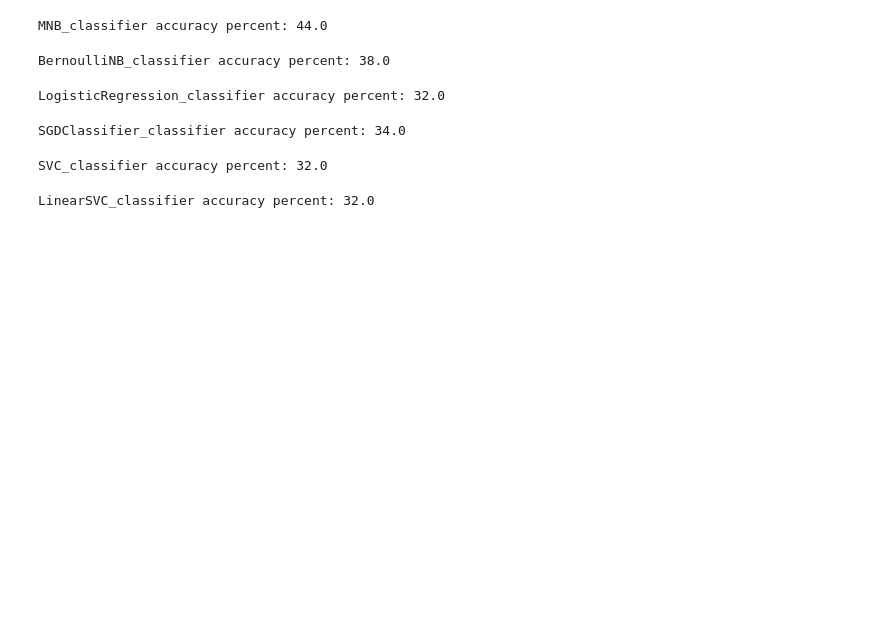
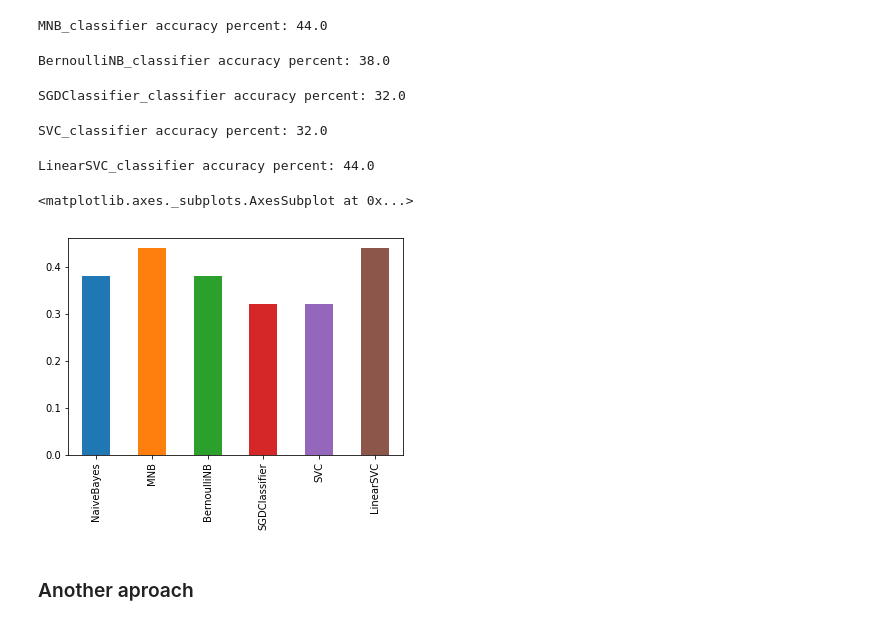
Before and after one commit to ellfiscina/TextMining, a Jupyter notebook: Untitled1.ipynb, the cells around one changed output. Cells and saved outputs as stored; diff of their text form; code cells hidden in the pictures; blank space fills up the shorter version.

```diff
--- a/Untitled1.ipynb
+++ b/Untitled1.ipynb
@@ -273,26 +275,39 @@ print("BernoulliNB_classifier accuracy percent:", (nltk.classify.accuracy(Bernou
 # %% [output]
 BernoulliNB_classifier accuracy percent: 38.0
 # %%
-LogisticRegression_classifier = SklearnClassifier(LogisticRegression())
-LogisticRegression_classifier.train(train_set)
-print("LogisticRegression_classifier accuracy percent:", (nltk.classify.accuracy(LogisticRegression_classifier, test_set))*100)
+SGDClassifier_classifier = SklearnClassifier(SGDClassifier())
+SGDClassifier_classifier.train(train_set)
+SGDClassifier_accuracy = nltk.classify.accuracy(SGDClassifier_classifier, test_set)
+print("SGDClassifier_classifier accuracy percent:", (SGDClassifier_accuracy)*100)
 # %% [output]
-LogisticRegression_classifier accuracy percent: 32.0
+SGDClassifier_classifier accuracy percent: 32.0
 # %%
-SGDClassifier_classifier = SklearnClassifier(SGDClassifier())
-SGDClassifier_classifier.train(train_set)
-print("SGDClassifier_classifier accuracy percent:", (nltk.classify.accuracy(SGDClassifier_classifier, test_set))*100)
+SVC_classifier = SklearnClassifier(SVC())
+SVC_classifier.train(train_set)
+SVC_accuracy = nltk.classify.accuracy(SVC_classifier, test_set)
+print("SVC_classifier accuracy percent:", (SVC_accuracy)*100)
 # %% [output]
-SGDClassifier_classifier accuracy percent: 34.0
+SVC_classifier accuracy percent: 32.0
 # %%
-SVC_classifier = SklearnClassifier(SVC())
-SVC_classifier.train(train_set)
-print("SVC_classifier accuracy percent:", (nltk.classify.accuracy(SVC_classifier, test_set))*100)
+LinearSVC_classifier = SklearnClassifier(LinearSVC())
+LinearSVC_classifier.train(train_set)
+LinearSVC_accuracy = nltk.classify.accuracy(LinearSVC_classifier, test_set)
+print("LinearSVC_classifier accuracy percent:", (LinearSVC_accuracy)*100)
 # %% [output]
-SVC_classifier accuracy percent: 32.0
+LinearSVC_classifier accuracy percent: 44.0
-# %%
-LinearSVC_classifier = SklearnClassifier(LinearSVC())
-LinearSVC_classifier.train(train_set)
-print("LinearSVC_classifier accuracy percent:", (nltk.classify.accuracy(LinearSVC_classifier, test_set))*100)
-# %% [output]
-LinearSVC_classifier accuracy percent: 32.0
+# %%
+d = {
+    "NaiveBayes": original_naive,
+    "MNB": MNB_accuracy,
+    "BernoulliNB": BernoulliNB_accuracy,
+    "SGDClassifier": SGDClassifier_accuracy,
+    "SVC": SVC_accuracy,
+    "LinearSVC": LinearSVC_accuracy
+}
+# %%
+pd.Series(d).plot(kind='bar')
+# %% [output]
+<matplotlib.axes._subplots.AxesSubplot at 0x...>
+[figure, added]
+# %% [markdown]
+### Another aproach
```
Also changed, not shown: parts of 11 cells of this notebook, 1 other file.
